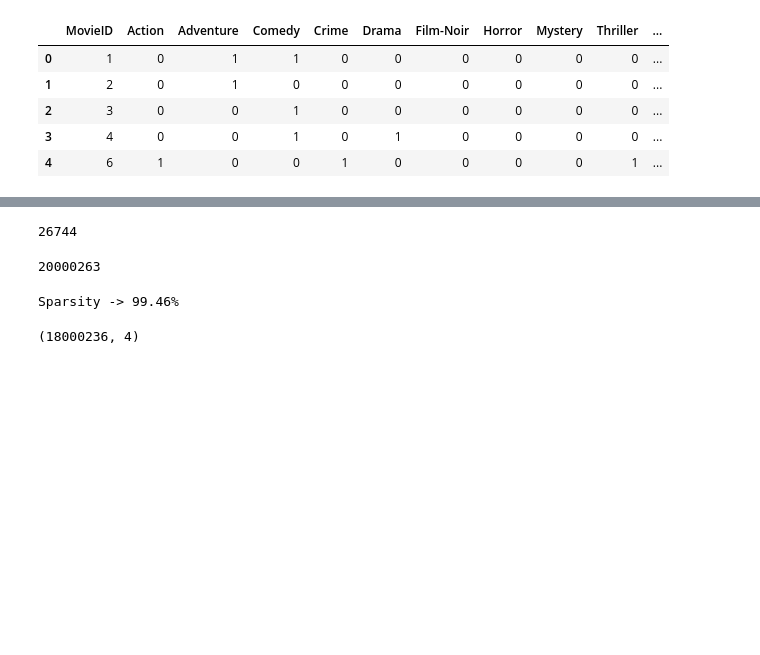
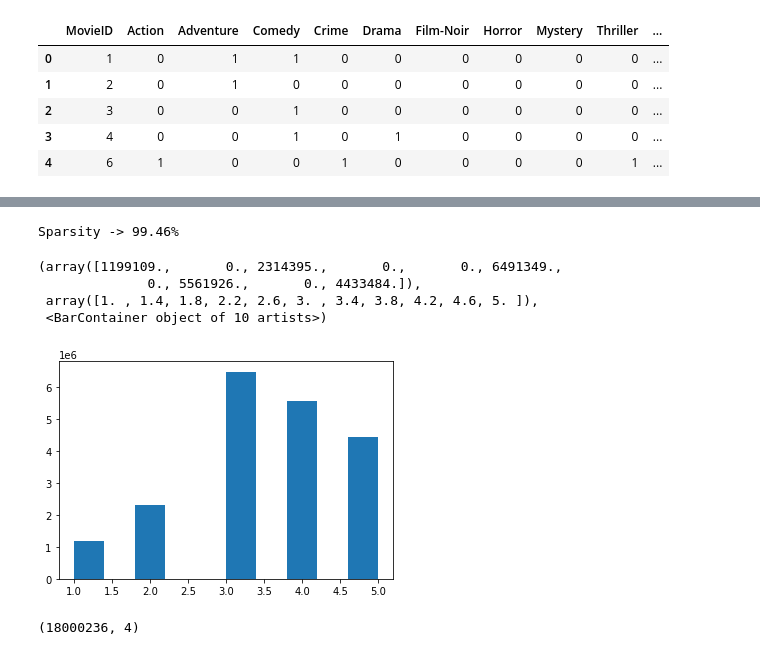
Before and after one commit to danny-1k/MovieLensRecSys, a Jupyter notebook: Analysis.ipynb, the cells around one changed output, grey strips where cells are left out. Drawn from its saved outputs; the diff is of its cells as text; code cells hidden in the pictures; blank space fills up the shorter version.

```diff
--- a/Analysis.ipynb
+++ b/Analysis.ipynb
@@ -140,9 +138,5 @@ ratings_df['userId'].nunique()
 # %%
-ratings_df['movieId'].nunique()
+num_unique_movies_rated = ratings_df['movieId'].nunique()
-# %% [output]
-26744
 # %%
-len(ratings_df)
+num_ratings = len(ratings_df)
-# %% [output]
-20000263
 # %%
@@ -151,6 +145,39 @@ print(f'Sparsity -> {100 -(20000263/(138493*26744))*100 :.2f}%')
 Sparsity -> 99.46%
 # %%
 movies_categories_df.to_csv('MovieLens/movie_categories.csv')
+# %%
+# Half ratings should be rounded down
+
+def fix_rating(rating):
+    # attempt to correct the rating based on the class imbalance
+
+    if rating == 4.5:
+        rating = 5
+
+    if rating == 3.5:
+        rating = 3
+
+    if rating == 2.5:
+        rating = rating = 2
+
+    if rating == 1.5:
+        rating = 1
+
+    if rating == .5:
+        rating = 1
+
+    return rating
+
+
+ratings_df['rating'] = ratings_df['rating'].apply(fix_rating)
+# %%
+plt.hist(ratings_df['rating'])
+# %% [output]
+(array([1199109.,       0., 2314395.,       0.,       0., 6491349.,
+              0., 5561926.,       0., 4433484.]),
+ array([1. , 1.4, 1.8, 2.2, 2.6, 3. , 3.4, 3.8, 4.2, 4.6, 5. ]),
+ <BarContainer object of 10 artists>)
+[figure, added]
 # %%
 from sklearn.model_selection import train_test_split
 
```
Also changed, not shown: parts of 6 cells of this notebook.
